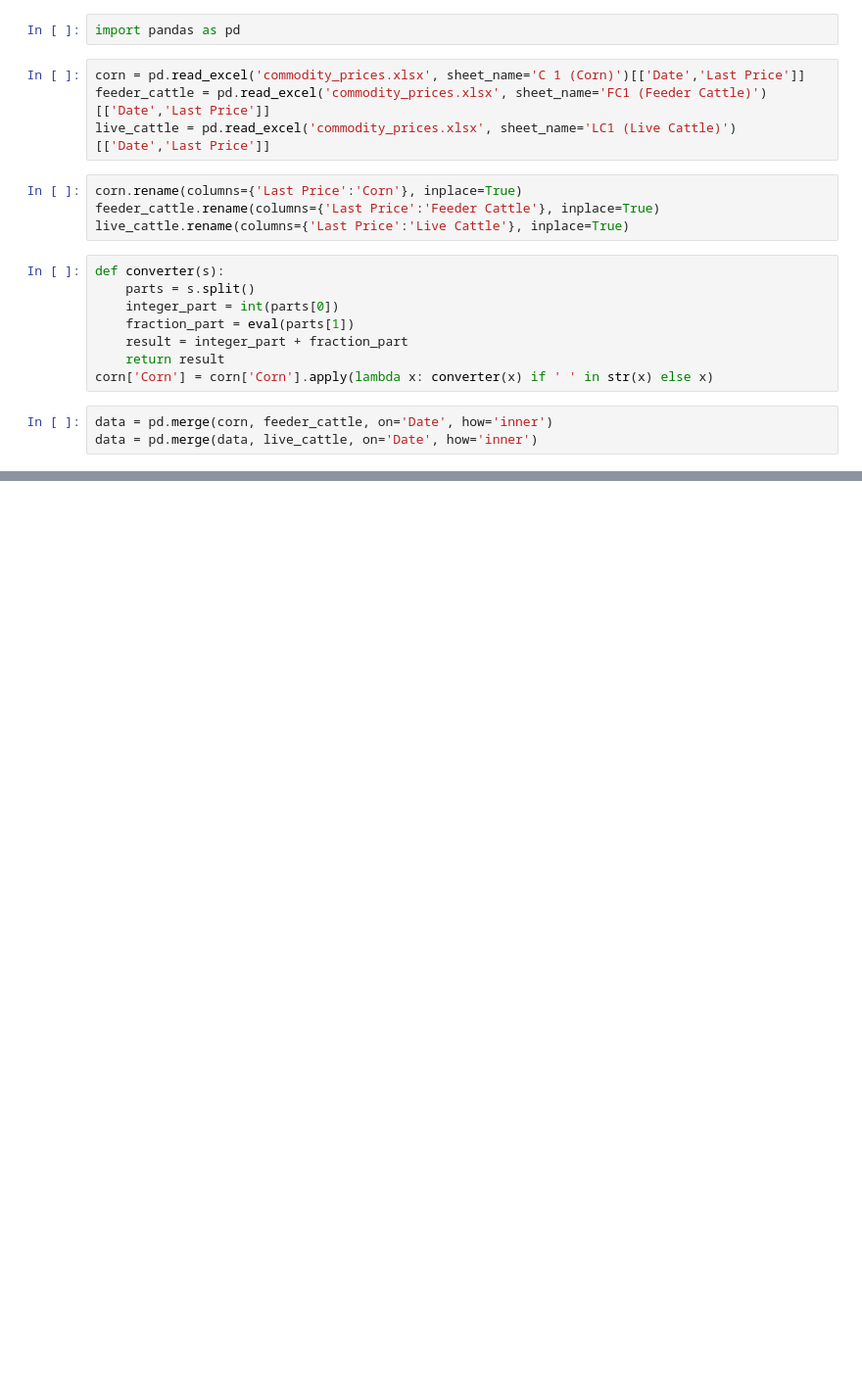
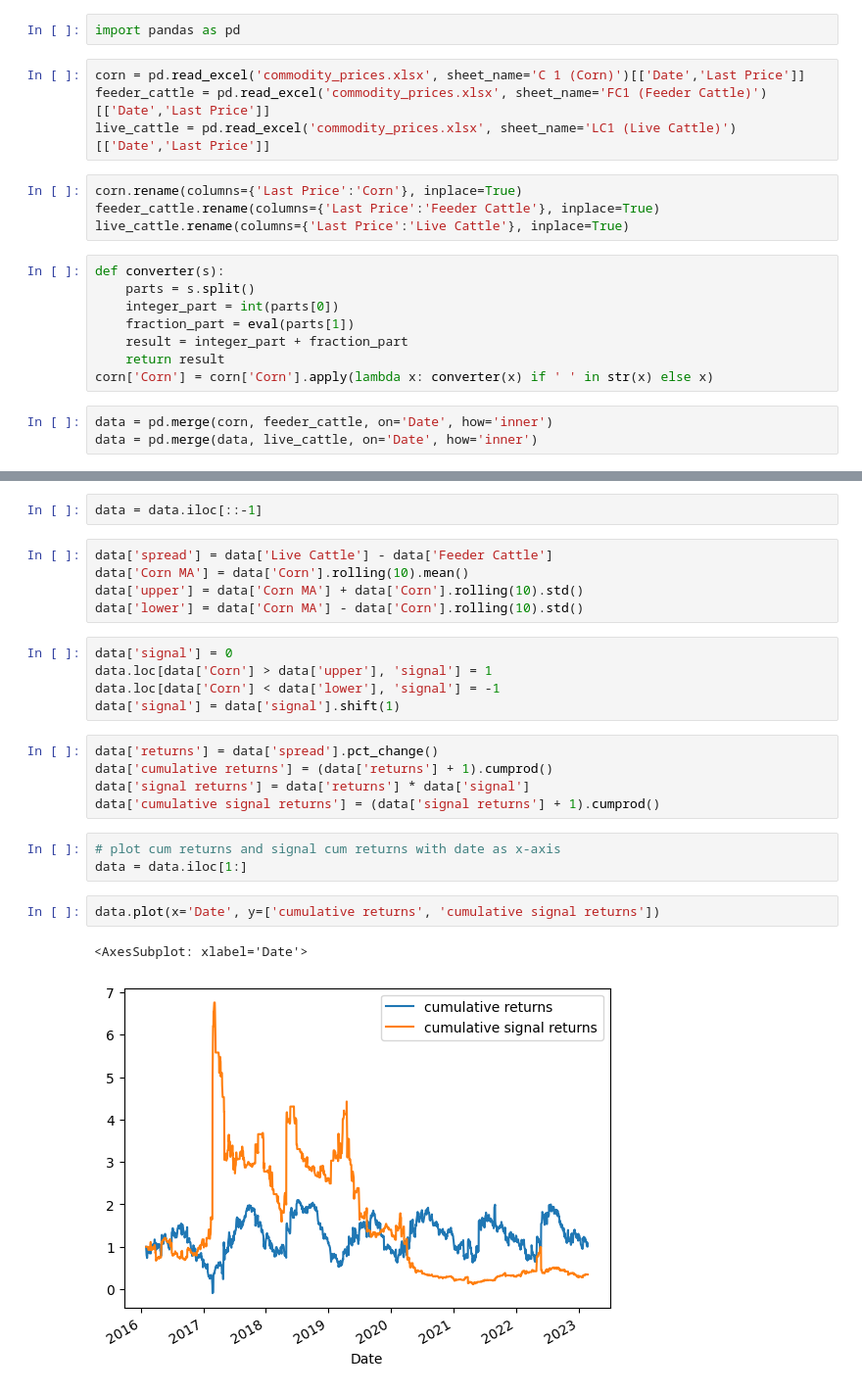
Before and after one commit to danjsabra/Meteorology, a Jupyter notebook: cattle_trading.ipynb, the cells around one changed output, grey strips where cells are left out. Shown: that part at 98% size. Drawn from its saved outputs; the diff is of its cells as text; blank space fills up the shorter version.

```diff
--- a/cattle_trading.ipynb
+++ b/cattle_trading.ipynb
@@ -25,0 +22,25 @@ data['Corn MA'] = data['Corn'].rolling(10).mean()
+# %%
+data = data.iloc[::-1]
+# %%
+data['spread'] = data['Live Cattle'] - data['Feeder Cattle']
+data['Corn MA'] = data['Corn'].rolling(10).mean()
+data['upper'] = data['Corn MA'] + data['Corn'].rolling(10).std()
+data['lower'] = data['Corn MA'] - data['Corn'].rolling(10).std()
+# %%
+data['signal'] = 0
+data.loc[data['Corn'] > data['upper'], 'signal'] = 1
+data.loc[data['Corn'] < data['lower'], 'signal'] = -1
+data['signal'] = data['signal'].shift(1)
+# %%
+data['returns'] = data['spread'].pct_change()
+data['cumulative returns'] = (data['returns'] + 1).cumprod()
+data['signal returns'] = data['returns'] * data['signal']
+data['cumulative signal returns'] = (data['signal returns'] + 1).cumprod()
+# %%
+# plot cum returns and signal cum returns with date as x-axis
+data = data.iloc[1:]
+# %%
+data.plot(x='Date', y=['cumulative returns', 'cumulative signal returns'])
+# %% [output]
+<AxesSubplot: xlabel='Date'>
+[figure, added]
```
Also changed, not shown: parts of 2 cells of this notebook.
